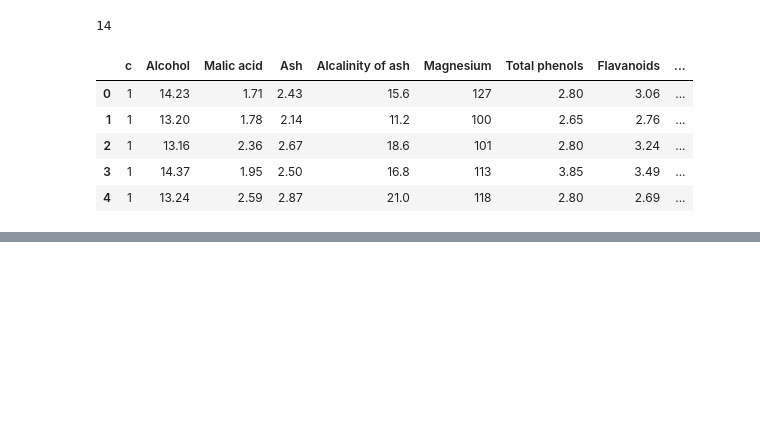
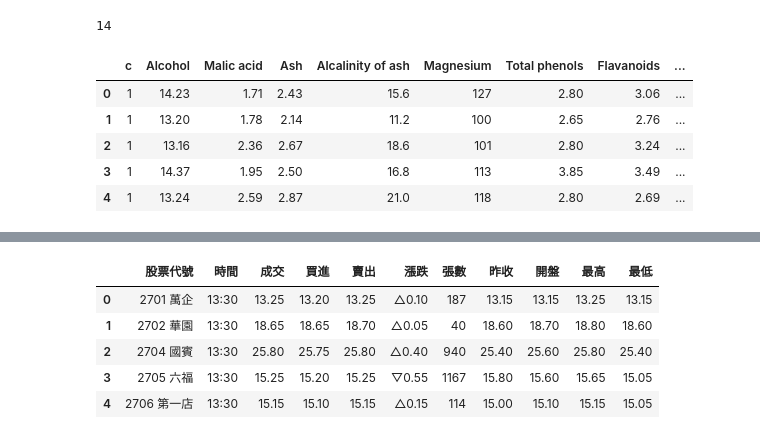
Before and after one commit to sinyinglee/Pyclass-2019-, a Jupyter notebook: 作業/1030上課.ipynb, the cells around one changed output, grey strips where cells are left out. Drawn from its saved outputs; the diff is of its cells as text; code cells hidden in the pictures; blank space fills up the shorter version.

```diff
--- a/1030上課.ipynb
+++ b/作業/1030上課.ipynb
@@ -462,0 +482,9 @@ df.head()
+# %%
+df.head()
+# %% [output]
+|  | 股票代號 | 時間 | 成交 | 買進 | 賣出 | 漲跌 | 張數 | 昨收 | 開盤 | 最高 | 最低 |
+| 0 | 2701 萬企 | 13:30 | 13.25 | 13.20 | 13.25 | △0.10 | 187 | 13.15 | 13.15 | 13.25 | 13.15 |
+| 1 | 2702 華園 | 13:30 | 18.65 | 18.65 | 18.70 | △0.05 | 40 | 18.60 | 18.70 | 18.80 | 18.60 |
+| 2 | 2704 國賓 | 13:30 | 25.80 | 25.75 | 25.80 | △0.40 | 940 | 25.40 | 25.60 | 25.80 | 25.40 |
+| 3 | 2705 六福 | 13:30 | 15.25 | 15.20 | 15.25 | ▽0.55 | 1167 | 15.80 | 15.60 | 15.65 | 15.05 |
+| 4 | 2706 第一店 | 13:30 | 15.15 | 15.10 | 15.15 | △0.15 | 114 | 15.00 | 15.10 | 15.15 | 15.05 |
```
Also changed, not shown: parts of 8 cells of this notebook, 18 other files.
